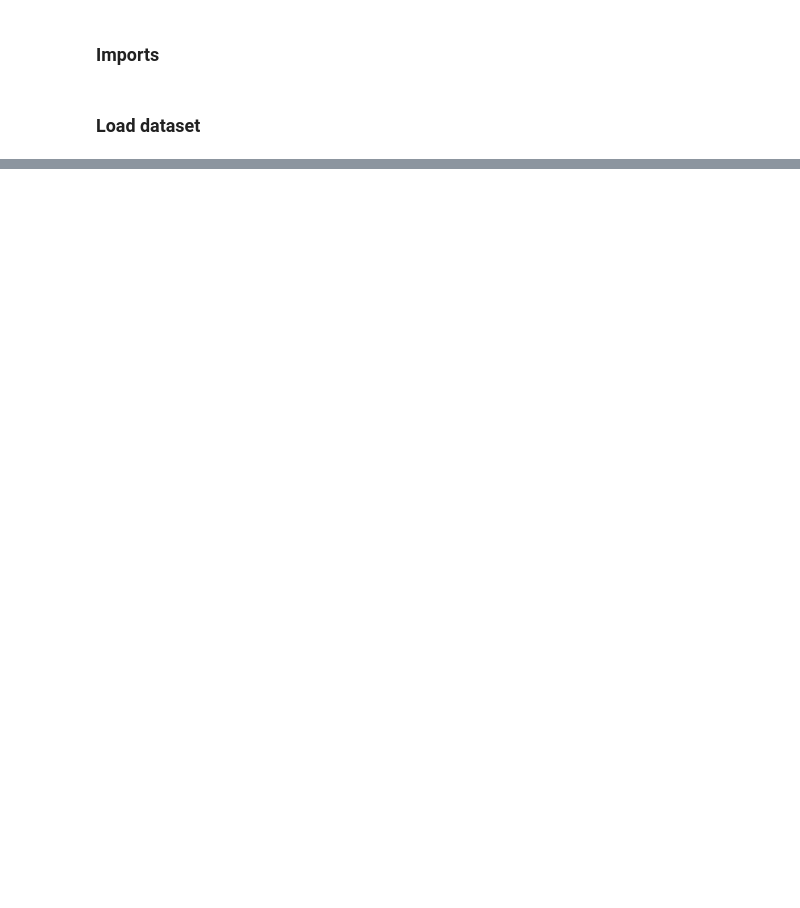
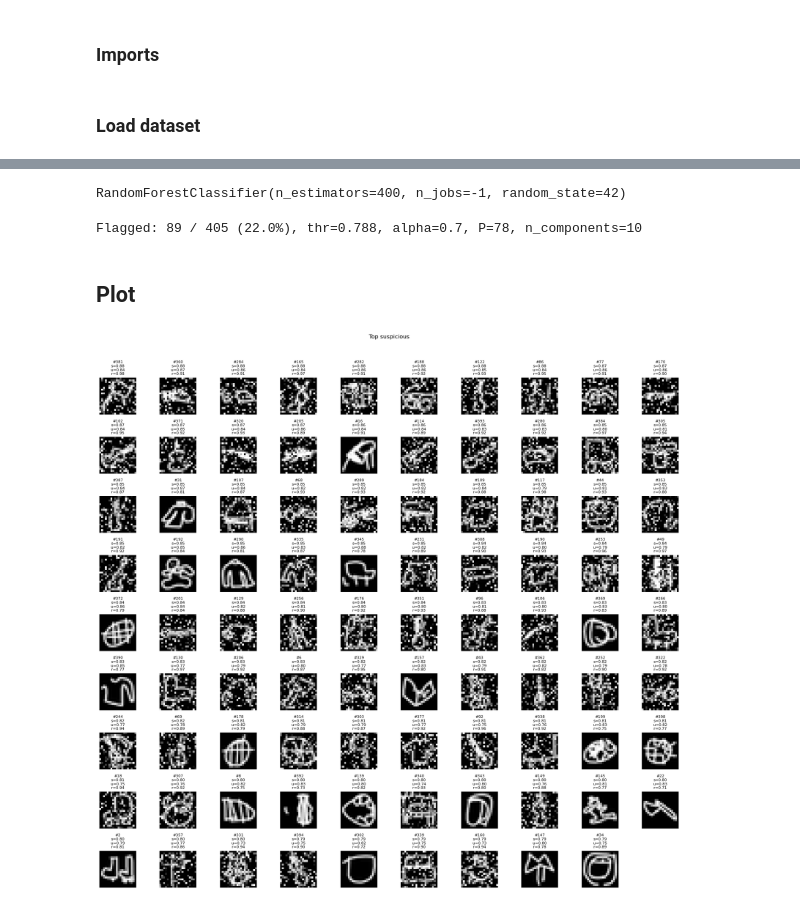
Before and after one commit to MariusReik/Uib_264_Project2, a Jupyter notebook: Task3.ipynb, the cells around one changed output, grey strips where cells are left out. Saved outputs shown, nothing was run; the diff lists cells and outputs as text; code cells hidden in the pictures; blank space fills up the shorter version.

Commit message:
Implementert oppgave 3, men trenger forbedringer for å minske antall false posetives in corrupted dataset

```diff
--- a/Task3.ipynb
+++ b/Task3.ipynb
@@ -23,14 +22,53 @@ print("X_corrupt shape:", X_corrupt.shape)
 # %%
-# vis noen tilfeldige bilder fra treningsdataen
-for i in range(3):
-    idx = np.random.randint(0, len(X))
-    plt.imshow(X[idx].reshape(20, 20), cmap="gray", vmin=0, vmax=255)
-    plt.title(f"Label: {y[idx]}")
-    plt.show()
-
-# vis noen fra de korrupte
-for i in range(3):
-    idx = np.random.randint(0, len(X_corrupt))
-    plt.imshow(X_corrupt[idx].reshape(20, 20), cmap="gray", vmin=0, vmax=255)
-    plt.title("Corrupt dataset example")
-    plt.show()
+# Placeholder model
+X_tr, X_va, y_tr, y_va = train_test_split(X, y, test_size=0.2, stratify=y, random_state=42)
+clf = RandomForestClassifier(n_estimators=400, max_features="sqrt", n_jobs=-1, random_state=42)
+clf.fit(X_tr, y_tr)
+# %% [output]
+RandomForestClassifier(n_estimators=400, n_jobs=-1, random_state=42)
+# %%
+# --- usikkerhet ---
+probs = clf.predict_proba(Xc)
+conf  = probs.max(axis=1)
+unc   = 1.0 - conf
+
+# --- PCA-rekonstruksjon (tren på rene X) ---
+n_components = 10
+pca = PCA(n_components=n_components, random_state=42).fit(X)
+Xc_rec = pca.inverse_transform(pca.transform(Xc))
+re = np.mean((Xc - Xc_rec)**2, axis=1)
+re = np.log1p(re)
+re_n = (re - re.min()) / (re.max() - re.min() + 1e-8)
+
+# --- score = vektet kombinasjon ---
+alpha = 0.7
+score = alpha*unc + (1-alpha)*re_n
+
+# --- terskel ---
+P = 78  # 89 ≈ 22%
+thr = np.percentile(score, P)
+suspect_idx = np.where(score >= thr)[0]
+print(f"Flagged: {len(suspect_idx)} / {len(Xc)} ({100*len(suspect_idx)/len(Xc):.1f}%), thr={thr:.3f}, alpha={alpha}, P={P}, n_components={n_components}")
+# %% [output]
+Flagged: 89 / 405 (22.0%), thr=0.788, alpha=0.7, P=78, n_components=10
+# %% [markdown]
+## Plot
+# %%
+import math
+
+top_idx = np.argsort(score)[::-1][:89]
+
+cols = 10                               # velg kolonner
+rows = math.ceil(len(top_idx) / cols)   # nok rader
+
+plt.figure(figsize=(cols*1.8, rows*1.8))
+for i, k in enumerate(top_idx, 1):
+    plt.subplot(rows, cols, i)
+    plt.imshow(Xc[k].reshape(20,20), cmap="gray", vmin=0, vmax=255)
+    plt.title(f"#{k}\ns={score[k]:.2f}\nu={unc[k]:.2f}\nr={re_n[k]:.2f}", fontsize=8)
+    plt.axis("off")
+plt.suptitle("Top suspicious", y=1.02)
+plt.tight_layout()
+plt.show()
+# %% [output]
+[figure, added]
```
Also changed, not shown: parts of 2 cells of this notebook.
